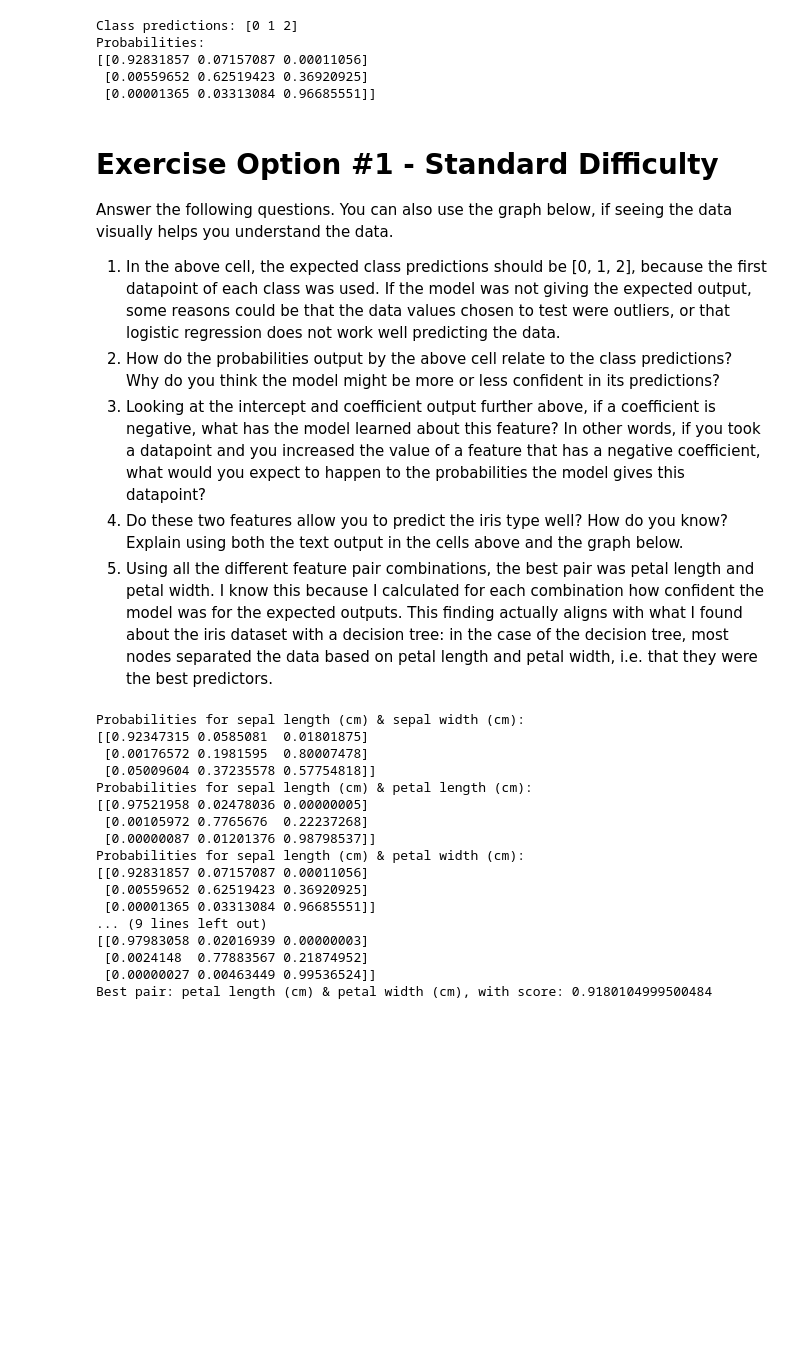
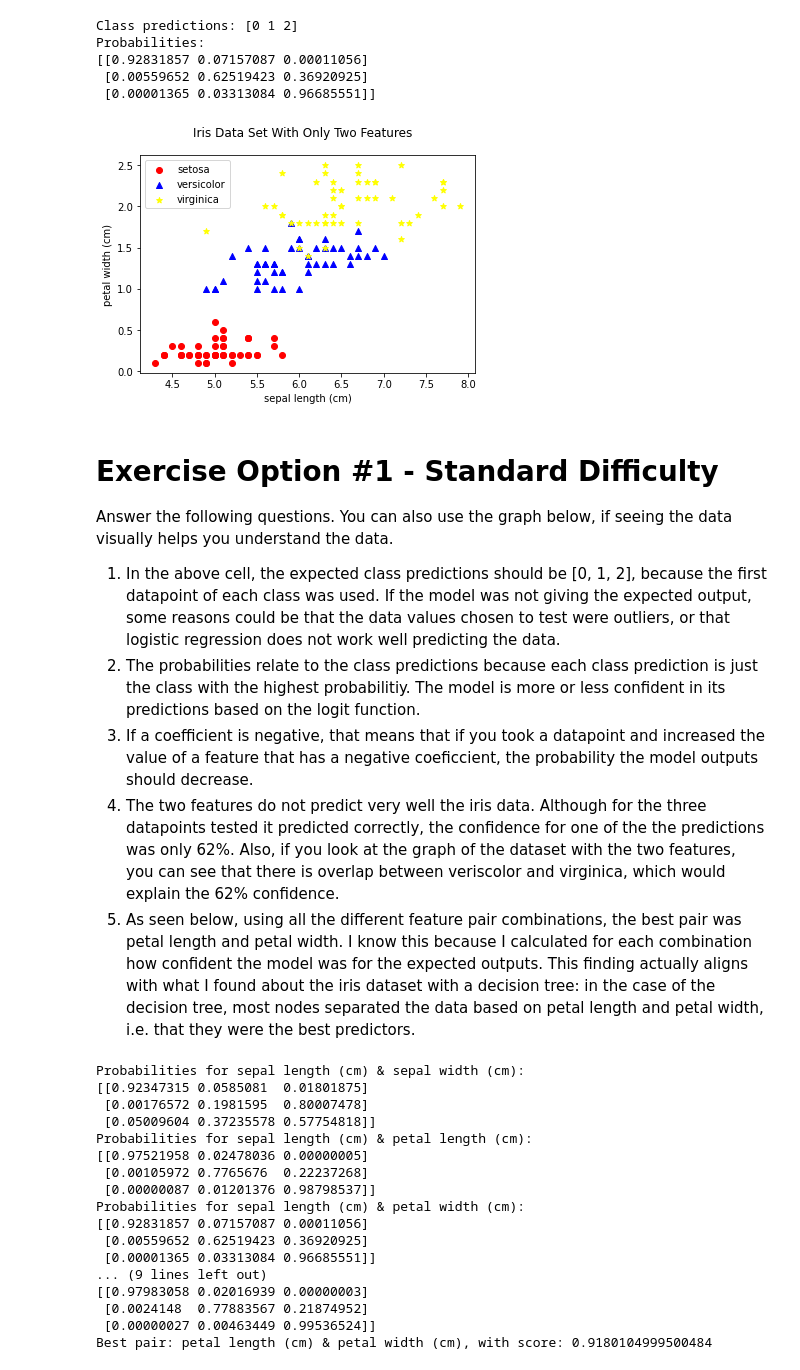
Before and after one commit to FlyN-Nick/introToML, a Jupyter notebook: New Jupyter Notebooks/Classification/Iris Dataset/LogisticRegressionWithIris.ipynb, the cells around one changed output. Cells and saved outputs as stored; diff of their text form; code cells hidden in the pictures; blank space fills up the shorter version.

Commit message:
Worked on classification (decision trees and logistic regression).

```diff
--- a/New Jupyter Notebooks/Classification/Iris Dataset/LogisticRegressionWithIris.ipynb
+++ b/New Jupyter Notebooks/Classification/Iris Dataset/LogisticRegressionWithIris.ipynb
@@ -57,15 +54,37 @@ Probabilities:
 [[0.92831857 0.07157087 0.00011056]
  [0.00559652 0.62519423 0.36920925]
  [0.00001365 0.03313084 0.96685551]]
+# %%
+# split the two inputs into single dimensional arrays for plotting
+x1 = partial_data[:,0]
+x2 = partial_data[:,1]
+
+fig = plt.figure() # create figure
+fig.suptitle('Iris Data Set With Only Two Features') # set title
+plt.xlabel(iris.feature_names[x1_feature]) # set x label
+plt.ylabel(iris.feature_names[x2_feature]) # set y label
+
+# put the input data on the graph, with different colors and shapes for each type
+scatter_0 = plt.scatter(x1[:start_class_two], x2[:start_class_two],
+                                      c="red", marker="o", label=iris.target_names[0])
+scatter_1 = plt.scatter(x1[start_class_two:start_class_three], x2[start_class_two:start_class_three],
+                                      c="blue", marker="^", label=iris.target_names[1])
+scatter_2 = plt.scatter(x1[start_class_three:], x2[start_class_three:],
+                                      c="yellow", marker="*", label=iris.target_names[2])
+
+plt.legend(handles=[scatter_0, scatter_1, scatter_2]) # add a legend
+plt.show() # show the graph
+# %% [output]
+[figure, added]
 # %% [markdown]
 # Exercise Option #1 - Standard Difficulty
 
 Answer the following questions. You can also use the graph below, if seeing the data visually helps you understand the data.
 1. In the above cell, the expected class predictions should be [0, 1, 2], because the first datapoint of each class was used. If the model was not giving the expected output, some reasons could be that the data values chosen to test were outliers, or that logistic regression does not work well predicting the data.
-2. How do the probabilities output by the above cell relate to the class predictions? Why do you think the model might be more or less confident in its predictions?
-3. Looking at the intercept and coefficient output further above, if a coefficient is negative, what has the model learned about this feature? In other words, if you took a datapoint and you increased the value of a feature that has a negative coefficient, what would you expect to happen to the probabilities the model gives this datapoint?
-4. Do these two features allow you to predict the iris type well? How do you know? Explain using both the text output in the cells above and the graph below.
-5. Using all the different feature pair combinations, the best pair was petal length and petal width. I know this because I calculated for each combination how confident the model was for the expected outputs. This finding actually aligns with what I found about the iris dataset with a decision tree: in the case of the decision tree, most nodes separated the data based on petal length and petal width, i.e. that they were the best predictors.
+2. The probabilities relate to the class predictions because each class prediction is just the class with the highest probabilitiy. The model is more or less confident in its predictions based on the logit function.
+3. If a coefficient is negative, that means that if you took a datapoint and increased the value of a feature that has a negative coeficcient, the probability the model outputs should decrease.
+4. The two features do not predict very well the iris data. Although for the three datapoints tested it predicted correctly, the confidence for one of the the predictions was only 62%. Also, if you look at the graph of the dataset with the two features, you can see that there is overlap between veriscolor and virginica, which would explain the 62% confidence.
+5. As seen below, using all the different feature pair combinations, the best pair was petal length and petal width. I know this because I calculated for each combination how confident the model was for the expected outputs. This finding actually aligns with what I found about the iris dataset with a decision tree: in the case of the decision tree, most nodes separated the data based on petal length and petal width, i.e. that they were the best predictors.
 # %%
 feature_pairs = [[0, 1], [0, 2], [0, 3], [1, 2], [1, 3], [2, 3]]
 feature_pair_probabilities = []
```
Also changed, not shown: parts of 7 cells of this notebook.
